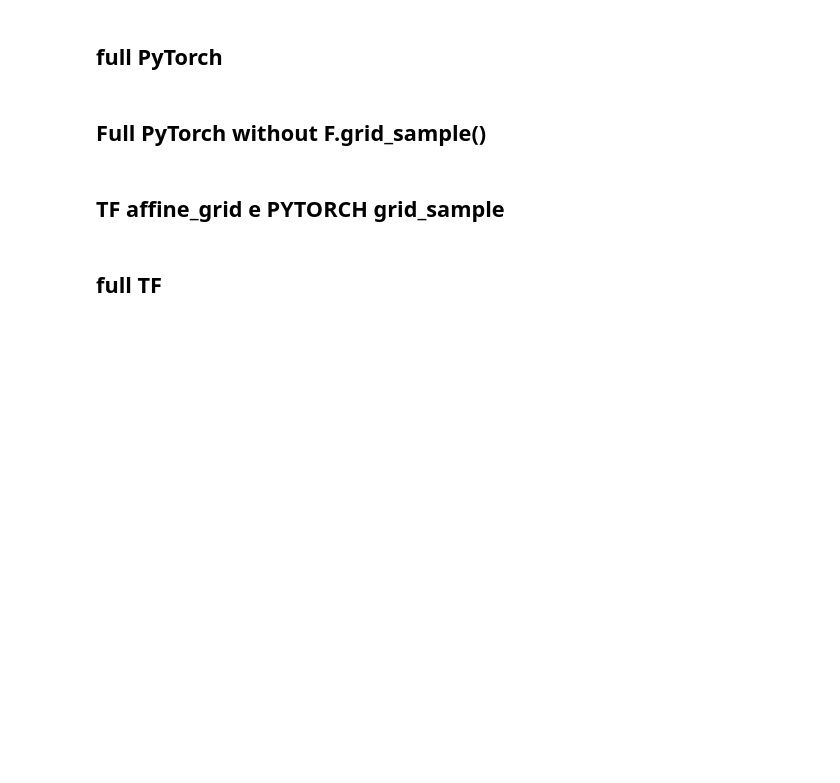
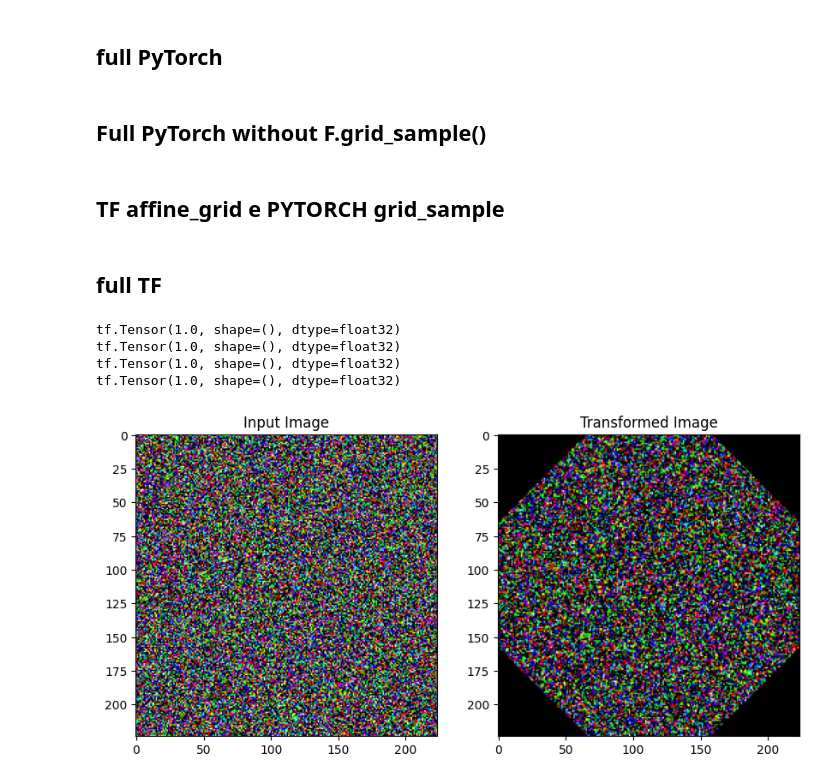
Before and after one commit to edoardo-conti/iclus-ordinal-classification, a Jupyter notebook: roysota.ipynb, the cells around one changed output. Drawn from its saved outputs; the diff is of its cells as text; code cells hidden in the pictures; blank space fills up the shorter version.

```diff
--- a/roysota.ipynb
+++ b/roysota.ipynb
@@ -675,8 +712,15 @@ def grid_sample(input, grid):
         return pixs
 
     def gather(input, y, x, b, h, w, c):
+
         w_padded = w + 2
         h_padded = h + 2
+
+        input_tensor_size = tf.size(input).numpy()
+        b = tf.floor(input_tensor_size / ( w_padded * h_padded * 3 ))
+
+        print(b)
+
         linear_coordinates = tf.cast(y * w_padded + x, dtype=tf.int32)
         linear_coordinates = tf.reshape(linear_coordinates, shape=(b, h, w))
         input = tf.reshape(input, shape=(b, h_padded * w_padded, c))
@@ -712,32 +756,38 @@ def grid_sample(input, grid):
 
     return w_y0_x0 * v_y0_x0 + w_y1_x0 * v_y1_x0 + w_y1_x1 * v_y1_x1 + w_y0_x1 * v_y0_x1
 
 
 # Definizione della trasformazione affine (ad esempio una rotazione di 45 gradi)
 theta = np.array([[np.cos(np.pi/4), -np.sin(np.pi/4), 0],
                   [np.sin(np.pi/4), np.cos(np.pi/4), 0]], dtype=np.float32)
 
 # Definizione della dimensione della griglia (per immagine 112x112)
-size = (1, 3, 112, 112)
+size = (1, 3, 224, 224)
 
 # Creazione della griglia di coordinate affine
 grid = affine_grid(theta, size)
 
 # immagine di input random 112x112
-input_image = tf.constant(np.random.randn(1, 112, 112, 3).astype(np.float32))
+input_image = tf.constant(np.random.randn(1, 224, 224, 3).astype(np.float32))
 
 # applicazione trasformazione affine ad immagine
 output_image = grid_sample(input_image, grid)
 
 # Stampa delle immagini in una griglia orizzontale
 fig, axes = plt.subplots(1, 2, figsize=(10, 5))
 
 # Stampa immagine di input
 axes[0].imshow(np.clip(input_image[0].numpy(), 0, 1))
 axes[0].set_title('Input Image')
 
 # Stampa immagine trasformata
 axes[1].imshow(np.clip(output_image[0].numpy(), 0, 1))
 axes[1].set_title('Transformed Image')
 
 plt.show()
+# %% [output]
+tf.Tensor(1.0, shape=(), dtype=float32)
+tf.Tensor(1.0, shape=(), dtype=float32)
+tf.Tensor(1.0, shape=(), dtype=float32)
+tf.Tensor(1.0, shape=(), dtype=float32)
+[figure, added]
```
Also changed, not shown: parts of 9 cells of this notebook, 15 other files.
